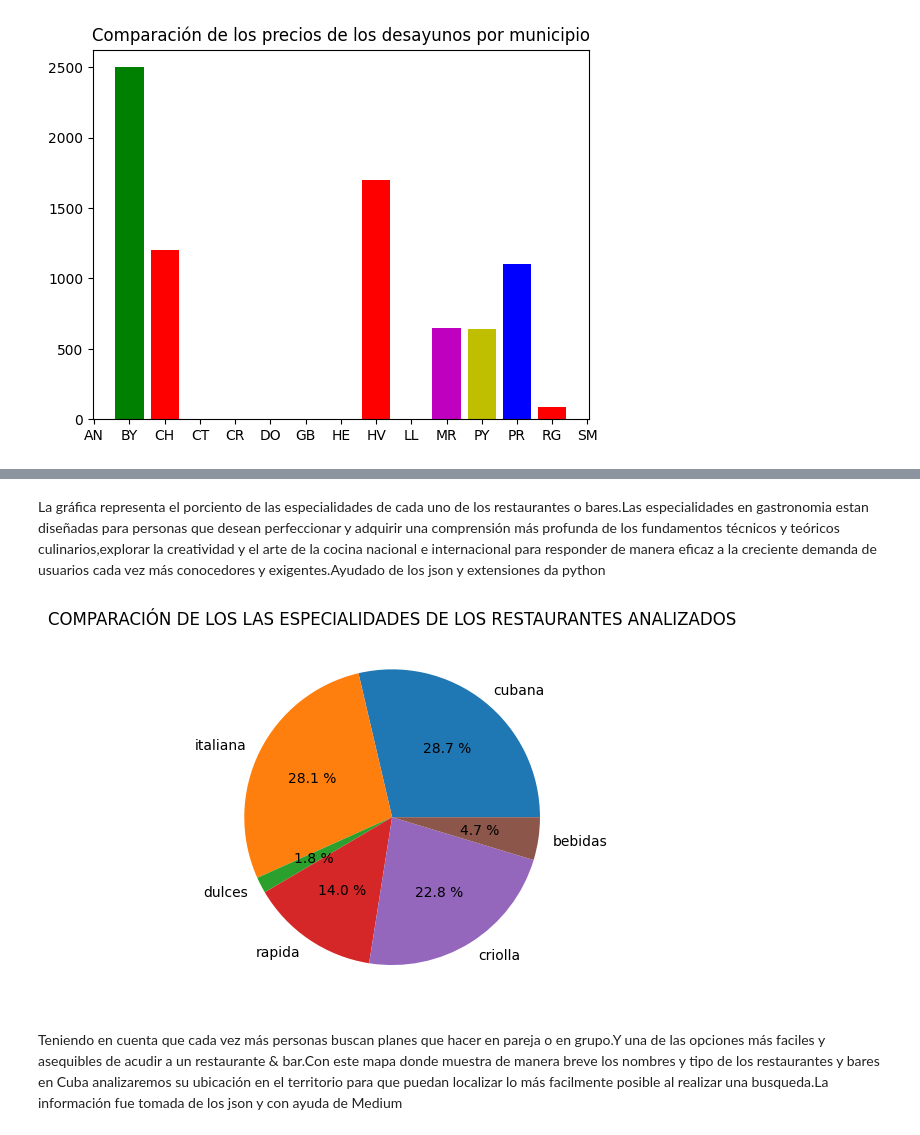
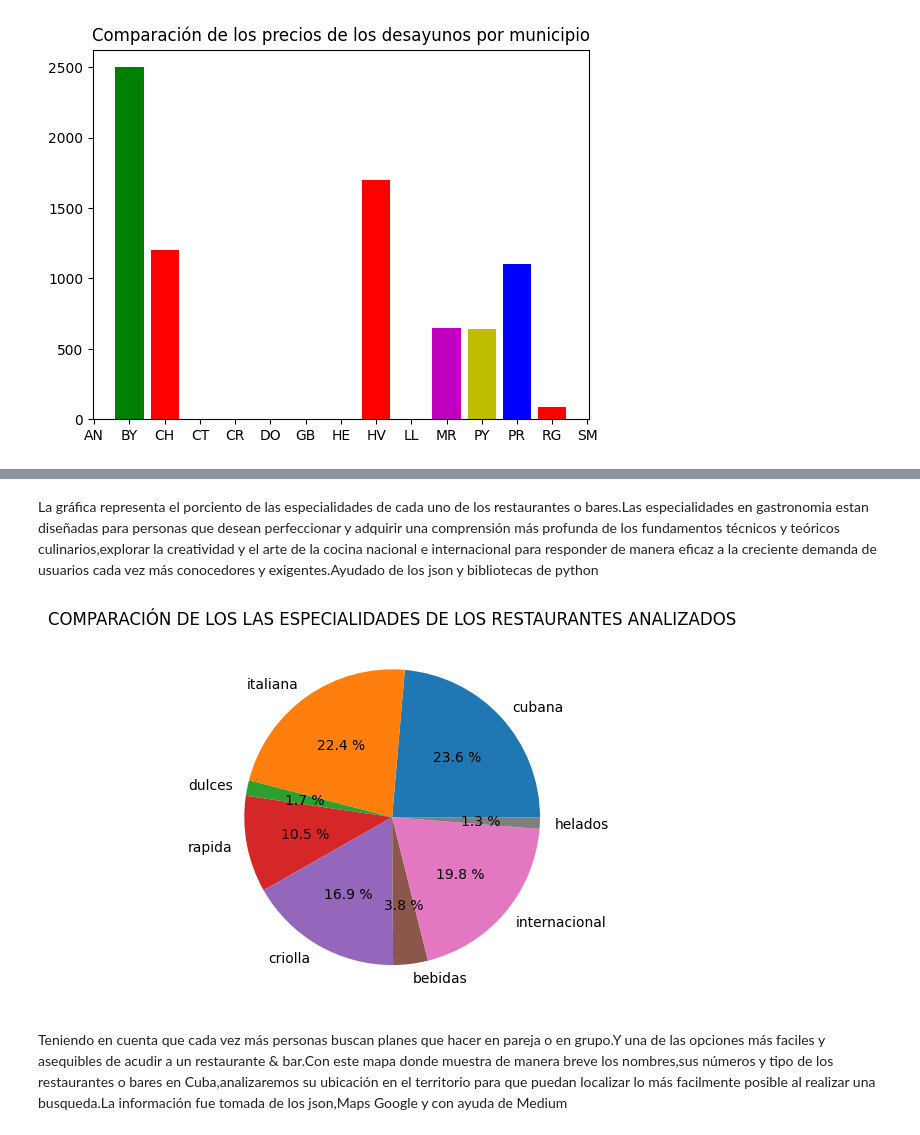
Before and after one commit to MelanyClaudiaOrtegaFigueroa/Proyecto-de-restaurantes, a Jupyter notebook: Codigo.ipynb, the cells around one changed output, grey strips where cells are left out. Drawn from its saved outputs; the diff is of its cells as text; code cells hidden in the pictures.

```diff
--- a/Codigo.ipynb
+++ b/Codigo.ipynb
@@ -363,5 +367,5 @@ El por ciento de lugares que cuentan con facilidades es del 37.368421052631575 %
 # %% [markdown]
-La gráfica representa el porciento de las especialidades de cada uno de los restaurantes o bares.Las especialidades en gastronomia estan diseñadas para personas que desean perfeccionar y adquirir una comprensión más profunda de los fundamentos técnicos y teóricos culinarios,explorar la creatividad y el arte de la cocina nacional e internacional para responder de manera eficaz a la creciente demanda de usuarios cada vez más conocedores y exigentes.Ayudado de los json y extensiones da python
+La gráfica representa el porciento de las especialidades de cada uno de los restaurantes o bares.Las especialidades en gastronomia estan diseñadas para personas que desean perfeccionar y adquirir una comprensión más profunda de los fundamentos técnicos y teóricos culinarios,explorar la creatividad y el arte de la cocina nacional e internacional para responder de manera eficaz a la creciente demanda de usuarios cada vez más conocedores y exigentes.Ayudado de los json y bibliotecas de python
 # %%
 value = []
 name = []
@@ -371,36 +375,38 @@ def kitchen(k: str):
     txt = []
     for b in js:
         for c in b.items():
             k1.append(c)
     lk = len(k1)
     for d in range(4,lk,18):
         y = k1[d][1]
         v = y.count(k)
         if v > 0:
             k2.append(v)
             txt.append(str(k))
     for i in range(len(txt)):
         if txt[i] not in name:
             name.append(txt[i])
     lk2 = len(k2)
     if lk2 > 0:
         value.append(float(lk2))
 
 
 cubana = kitchen("cubana")
 italiana = kitchen("italiana")
 dulces = kitchen("dulces")
 rapida = kitchen("rapida")
 criolla = kitchen("criolla")
 bebidas = kitchen("bebidas")
+internacional = kitchen("internacional")
+helados = kitchen("helados")
 
 plt.pie(value, labels= name, autopct="%0.1f %%")
 plt.title("COMPARACIÓN DE LOS LAS ESPECIALIDADES DE LOS RESTAURANTES ANALIZADOS")
 plt.show()
 # %% [output]
-[figure, old version]
+[figure, new version]
 # %% [markdown]
-Teniendo en cuenta que cada vez más personas buscan planes que hacer en pareja o en grupo.Y una de las opciones más faciles y asequibles de acudir a un restaurante & bar.Con este mapa donde muestra de manera breve los nombres y tipo de los restaurantes y bares en Cuba analizaremos su ubicación en el territorio para que puedan localizar lo más facilmente posible al realizar una busqueda.La información fue tomada de los json y con ayuda de Medium
+Teniendo en cuenta que cada vez más personas buscan planes que hacer en pareja o en grupo.Y una de las opciones más faciles y asequibles de acudir a un restaurante & bar.Con este mapa donde muestra de manera breve los nombres,sus números y tipo de los restaurantes o bares en Cuba,analizaremos su ubicación en el territorio para que puedan localizar lo más facilmente posible al realizar una busqueda.La información fue tomada de los json,Maps Google y con ayuda de Medium
 # %%
 # Places
 
```
Also changed, not shown: parts of 13 cells of this notebook.
